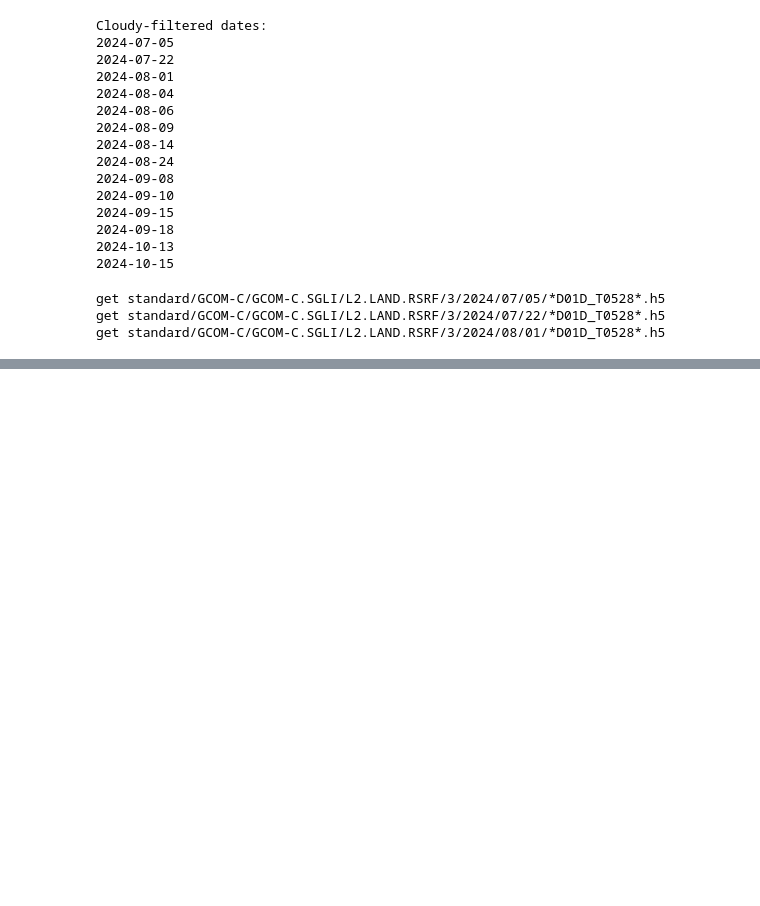
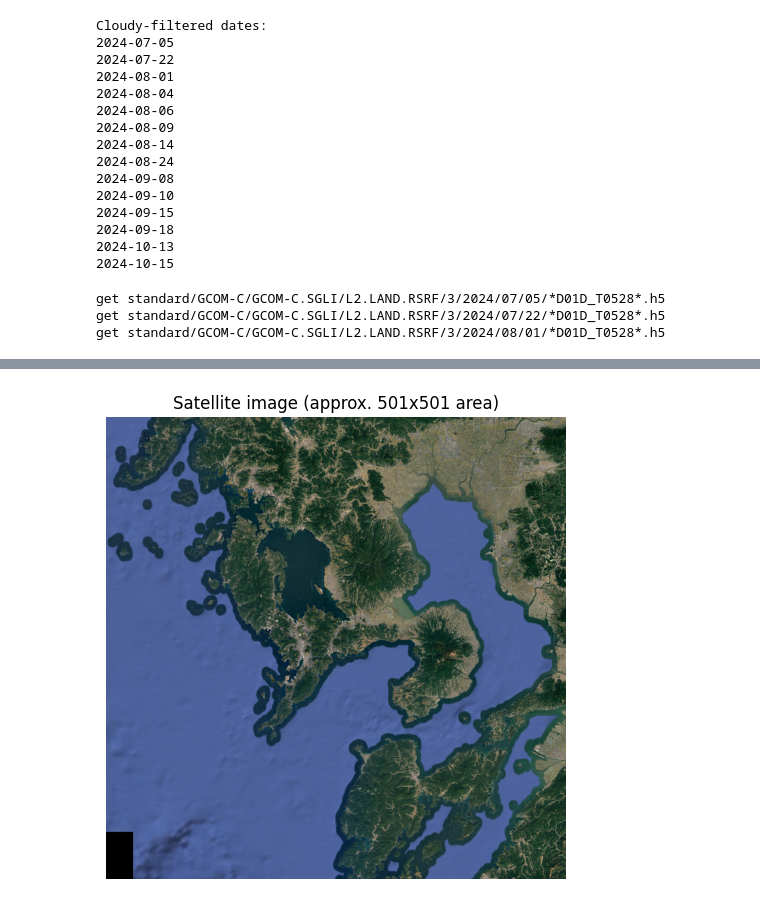
Before and after one commit to geranium-0019/g-portal, a Jupyter notebook: notebooks/g-portal.ipynb, the cells around one changed output, grey strips where cells are left out. Saved outputs shown, nothing was run; the diff lists cells and outputs as text; code cells hidden in the pictures; blank space fills up the shorter version.

```diff
--- a/notebooks/g-portal.ipynb
+++ b/notebooks/g-portal.ipynb
@@ -199,0 +300,17 @@ plt.show()
+# %%
+import rasterio
+import matplotlib.pyplot as plt
+
+tif = "data/ndvi_center_satellite.tif"
+
+with rasterio.open(tif) as src:
+    img = src.read([1, 2, 3])  # RGB
+    img = img.transpose(1, 2, 0)
+
+plt.figure(figsize=(6, 6))
+plt.imshow(img)
+plt.axis("off")
+plt.title("Satellite image (approx. 501x501 area)")
+plt.show()
+# %% [output]
+[figure, added]
```
Also changed, not shown: parts of 6 cells of this notebook.
